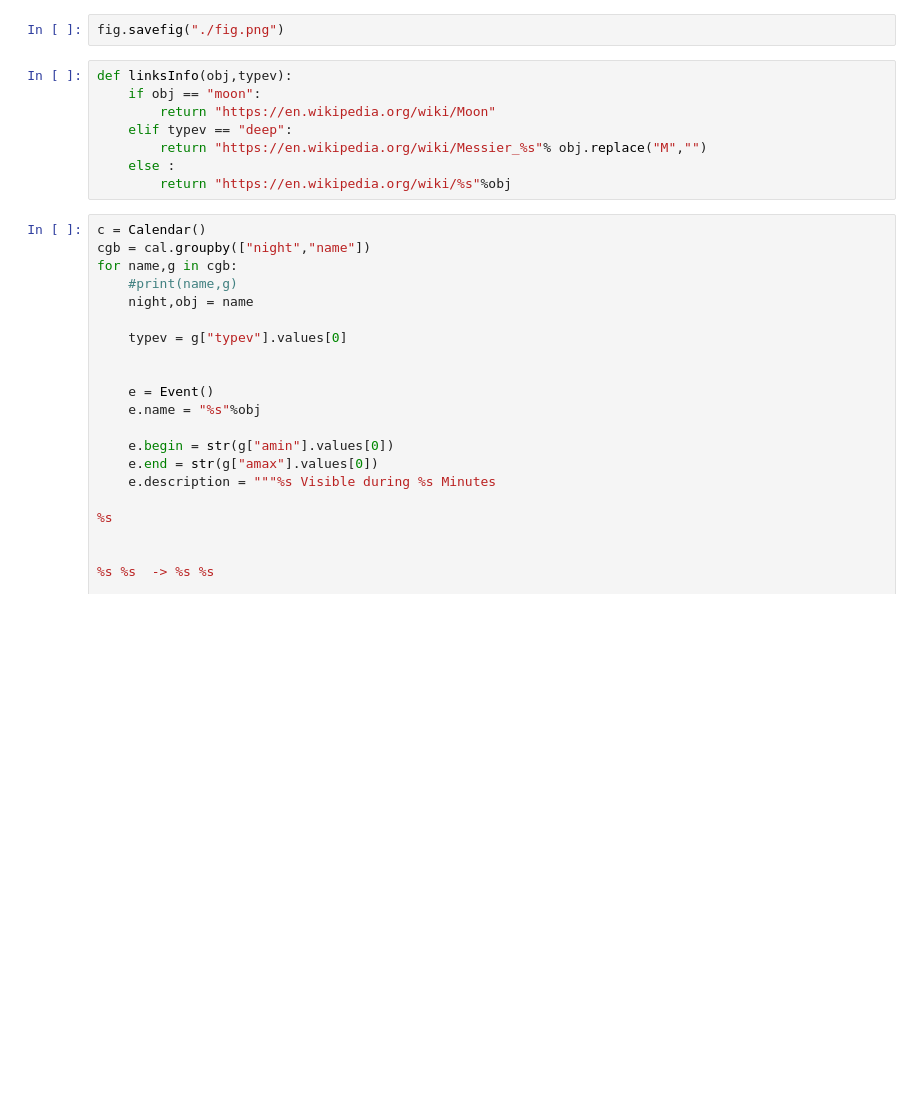
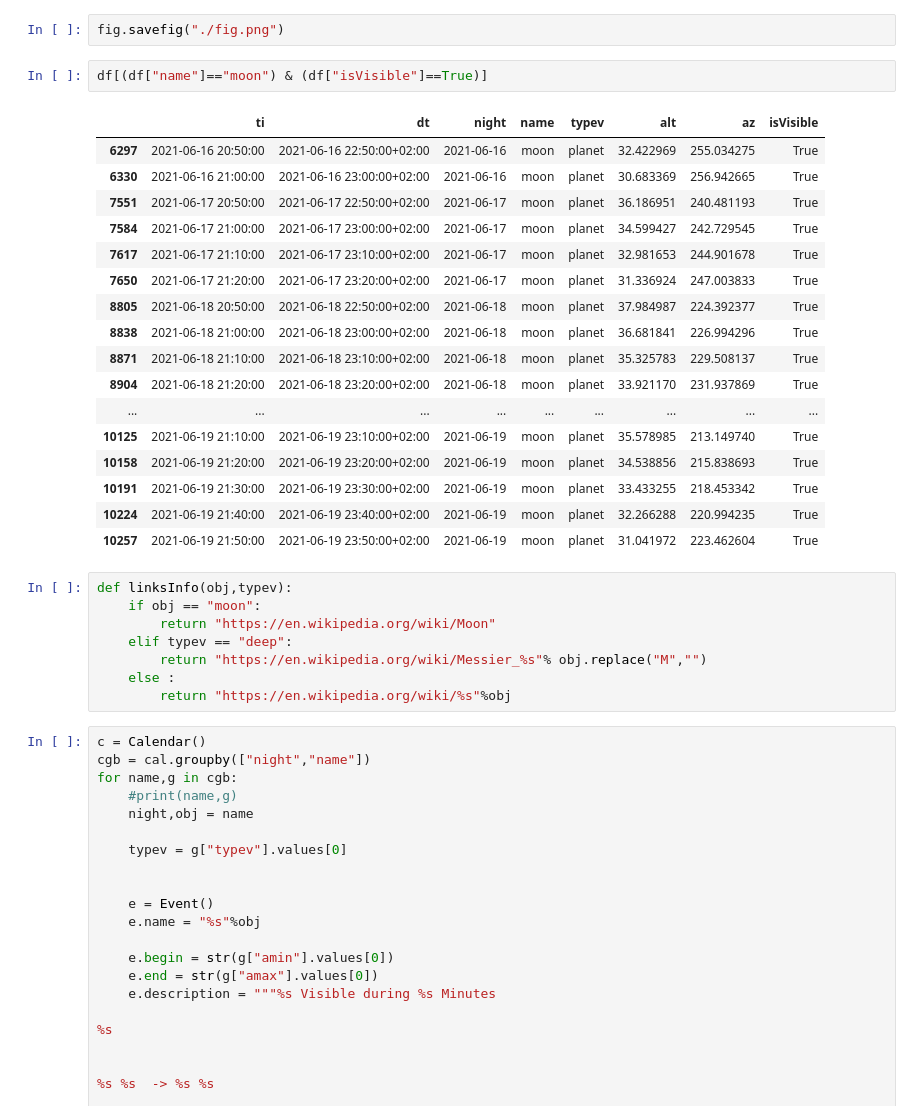
Before and after one commit to fanff/astroScop, a Jupyter notebook: starPos.ipynb, the cells around one changed output. Drawn from its saved outputs; the diff is of its cells as text; blank space fills up the shorter version.

```diff
--- a/starPos.ipynb
+++ b/starPos.ipynb
@@ -453,5 +476,25 @@ fig = plotCal(cal,df)
 # %%
 fig.savefig("./fig.png")
+# %%
+df[(df["name"]=="moon") & (df["isVisible"]==True)]
+# %% [output]
+|  | ti | dt | night | name | typev | alt | az | isVisible |
+| 6297 | 2021-06-16 20:50:00 | 2021-06-16 22:50:00+02:00 | 2021-06-16 | moon | planet | 32.422969 | 255.034275 | True |
+| 6330 | 2021-06-16 21:00:00 | 2021-06-16 23:00:00+02:00 | 2021-06-16 | moon | planet | 30.683369 | 256.942665 | True |
+| 7551 | 2021-06-17 20:50:00 | 2021-06-17 22:50:00+02:00 | 2021-06-17 | moon | planet | 36.186951 | 240.481193 | True |
+| 7584 | 2021-06-17 21:00:00 | 2021-06-17 23:00:00+02:00 | 2021-06-17 | moon | planet | 34.599427 | 242.729545 | True |
+| 7617 | 2021-06-17 21:10:00 | 2021-06-17 23:10:00+02:00 | 2021-06-17 | moon | planet | 32.981653 | 244.901678 | True |
+| 7650 | 2021-06-17 21:20:00 | 2021-06-17 23:20:00+02:00 | 2021-06-17 | moon | planet | 31.336924 | 247.003833 | True |
+| 8805 | 2021-06-18 20:50:00 | 2021-06-18 22:50:00+02:00 | 2021-06-18 | moon | planet | 37.984987 | 224.392377 | True |
+| 8838 | 2021-06-18 21:00:00 | 2021-06-18 23:00:00+02:00 | 2021-06-18 | moon | planet | 36.681841 | 226.994296 | True |
+| 8871 | 2021-06-18 21:10:00 | 2021-06-18 23:10:00+02:00 | 2021-06-18 | moon | planet | 35.325783 | 229.508137 | True |
+| 8904 | 2021-06-18 21:20:00 | 2021-06-18 23:20:00+02:00 | 2021-06-18 | moon | planet | 33.921170 | 231.937869 | True |
+| ... | ... | ... | ... | ... | ... | ... | ... | ... |
+| 10125 | 2021-06-19 21:10:00 | 2021-06-19 23:10:00+02:00 | 2021-06-19 | moon | planet | 35.578985 | 213.149740 | True |
+| 10158 | 2021-06-19 21:20:00 | 2021-06-19 23:20:00+02:00 | 2021-06-19 | moon | planet | 34.538856 | 215.838693 | True |
+| 10191 | 2021-06-19 21:30:00 | 2021-06-19 23:30:00+02:00 | 2021-06-19 | moon | planet | 33.433255 | 218.453342 | True |
+| 10224 | 2021-06-19 21:40:00 | 2021-06-19 23:40:00+02:00 | 2021-06-19 | moon | planet | 32.266288 | 220.994235 | True |
+| 10257 | 2021-06-19 21:50:00 | 2021-06-19 23:50:00+02:00 | 2021-06-19 | moon | planet | 31.041972 | 223.462604 | True |
 # %%
 def linksInfo(obj,typev):
     if obj == "moon":
```
Also changed, not shown: parts of 5 cells of this notebook, 3 other files.
